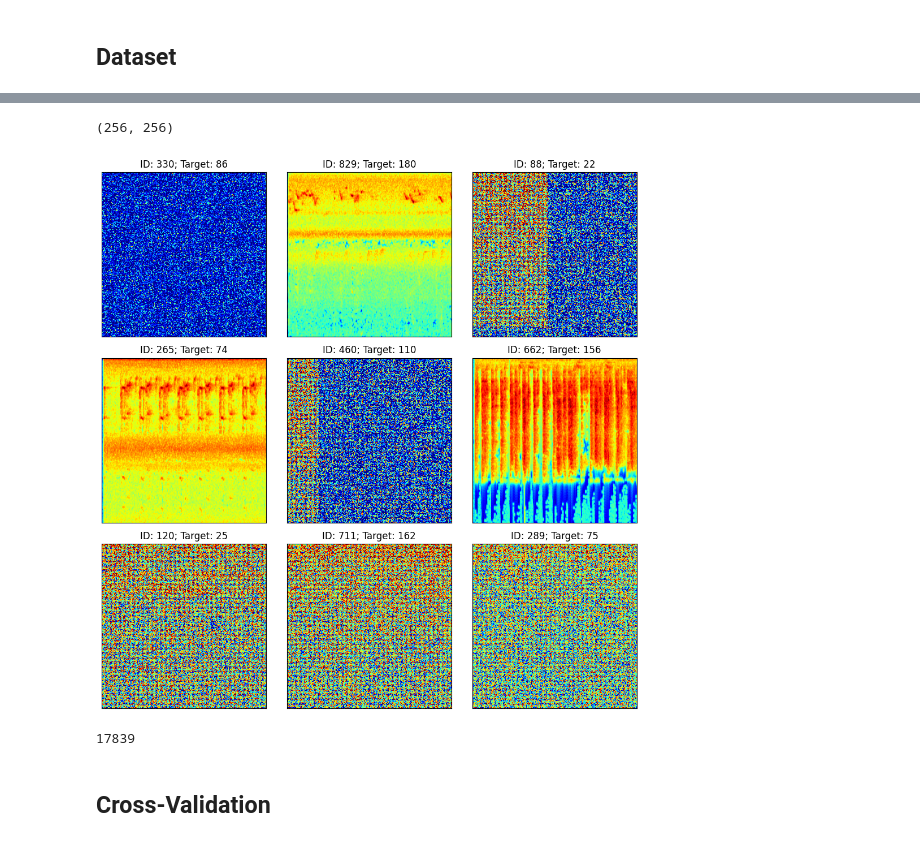
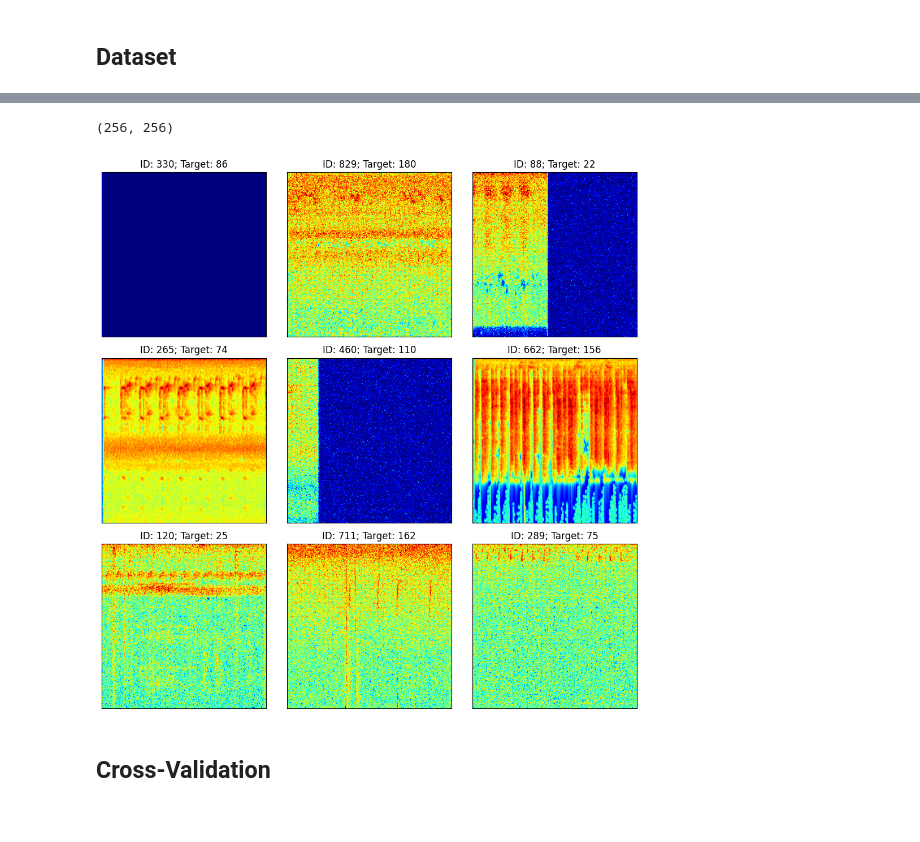
Before and after one commit to leonardoboulitreau/AIMS-BirdCLEF, a Jupyter notebook: Leo/PreTrained-[TRAIN].ipynb, the cells around one changed output, grey strips where cells are left out. Drawn from its saved outputs; the diff is of its cells as text; code cells hidden in the pictures.

Commit message:
finalize add holdout on baseline

```diff
--- a/Leo/PreTrained-[TRAIN].ipynb
+++ b/Leo/PreTrained-[TRAIN].ipynb
@@ -126,13 +129,18 @@ df['name'] = df.filename.map(lambda x: x.split('/')[0] + '-' + x.split('/')[-1].
 
 
 # CREATE HOLDOUT
-holdout_df = pd.read_csv(CONFIG.holdout_path)
-holdout_df = df[df['name'].isin(holdout_df['name'])]
-train_df = df[~df['name'].isin(holdout_df['name'])]
-
-
-print('> #Holdout Samples: ', len(holdout_df))
-print('> #Training Samples:', len(train_df))
+if CONFIG.use_holdout:
+    holdout_df = pd.read_csv(CONFIG.holdout_path)
+    holdout_df = df[df['name'].isin(holdout_df['name'])]
+    train_df = df[~df['name'].isin(holdout_df['name'])]
+    print('> #Holdout Samples: ', len(holdout_df))
+    print('> #Training Samples:', len(train_df))
+    print(holdout_df)
+    print(train_df)
+else:
+    train_df = df
+    print('> #Training Samples:', len(train_df))
+    print(train_df)
 # %% [output]
 > #Holdout Samples:  397
 > #Training Samples: 24062
@@ -300,14 +294,12 @@ class BirdDataset(torch.utils.data.Dataset):
         self,
         metadata,
         data,
+        augmentation=None,
         holdout_flag=False,
-        augmentation=None,
-        mode='train'
     ):
         super().__init__()
         self.metadata = metadata
         self.augmentation = augmentation
-        self.mode = mode
         self.data = data
         self.holdout_flag = holdout_flag
 
@@ -321,8 +313,7 @@ class BirdDataset(torch.utils.data.Dataset):
         if self.holdout_flag:
             input_spec = self.data[row_metadata['name']]
         else:
-            input_spec = all_bird_data[row_metadata.name]
-
+            input_spec = self.data[row_metadata.name]
         # aug
         if self.augmentation is not None:
             input_spec = self.augmentation(image=input_spec)['image']
@@ -349,7 +340,7 @@ def get_transforms(_type):
         return albu.Compose([])
     elif _type == 'test':
         return albu.Compose([
-            albu.GaussNoise(var_limit=(0.1, 0.5), mean=0)
+            albu.GaussNoise(var_limit=(CONFIG.holdout_noise_val[0], CONFIG.holdout_noise_val[1]), mean=0)
         ])
 # %%
 def show_batch(ds, row=3, col=3):
@@ -369,7 +360,7 @@ def show_batch(ds, row=3, col=3):
     plt.tight_layout()
     plt.show()
 # %%
-dummy_dataset = BirdDataset(train_df, get_transforms('train'))
+dummy_dataset = BirdDataset(train_df, all_bird_data, get_transforms('train'))
 
 test_input, test_target = dummy_dataset[0]
 print(test_input.detach().numpy().shape)
@@ -385,16 +376,16 @@ gc.collect()
 # %%
-dummy_dataset = BirdDataset(holdout_df, all_bird_data_holdout, True, get_transforms('test'))
+if CONFIG.use_holdout:
+    dummy_dataset = BirdDataset(holdout_df, all_bird_data_holdout, get_transforms('test'), True)
 
-test_input, test_target = dummy_dataset[0]
-print(test_input.detach().numpy().shape)
+    test_input, test_target = dummy_dataset[0]
+    print(test_input.detach().numpy().shape)
 
-show_batch(dummy_dataset)
+    show_batch(dummy_dataset)
 
-del dummy_dataset
-gc.collect()
+    del dummy_dataset
+    gc.collect()
 # %% [output]
 (256, 256)
-[figure, old version]
+[figure, new version]
-17839
 # %% [markdown]
 ## Cross-Validation
```
Also changed, not shown: parts of 18 cells of this notebook.
